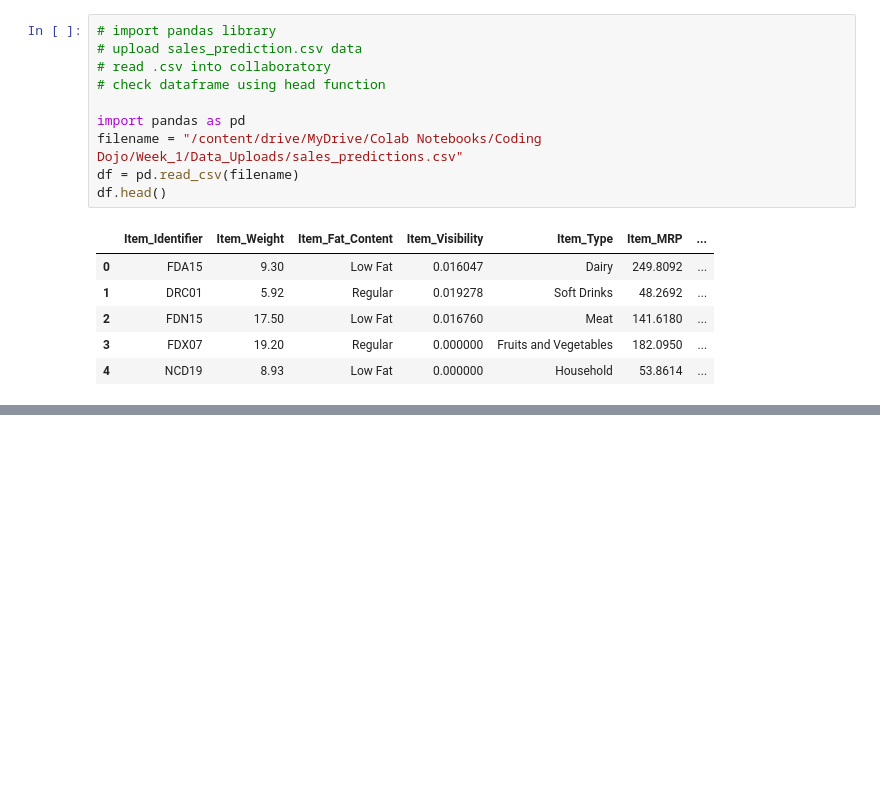
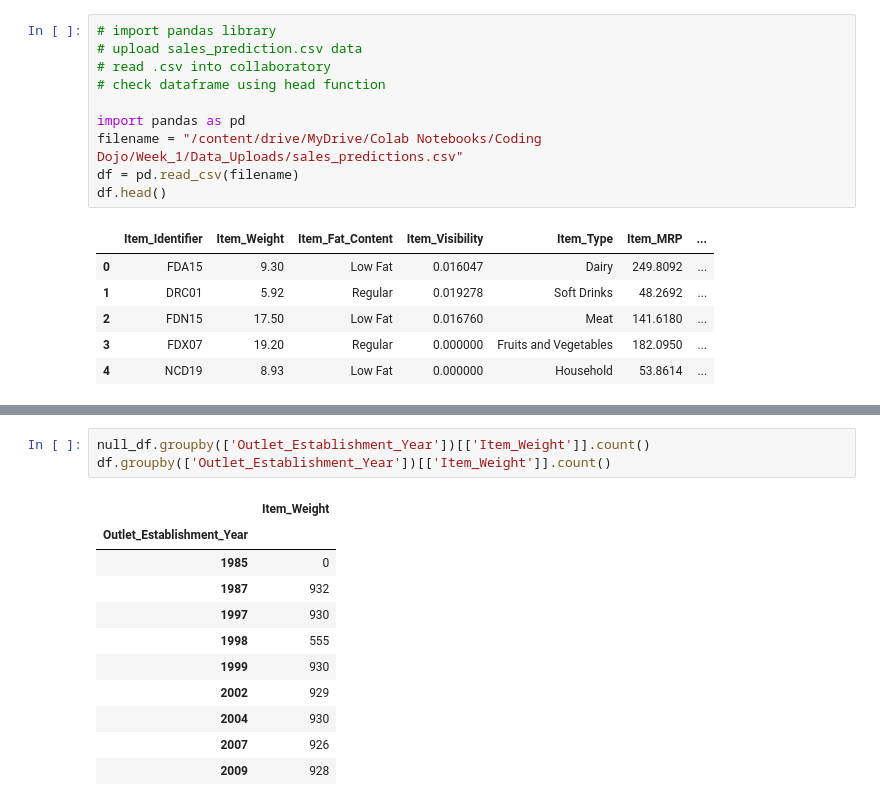
Before and after one commit to khixson1/Food_Sales_Prediction, a Jupyter notebook: Food_Sales_Predictions.ipynb, the cells around one changed output, grey strips where cells are left out. Drawn from its saved outputs; the diff is of its cells as text; blank space fills up the shorter version.

```diff
--- a/Food_Sales_Predictions.ipynb
+++ b/Food_Sales_Predictions.ipynb
@@ -21,0 +97,15 @@ df.head()
+# %%
+null_df.groupby(['Outlet_Establishment_Year'])[['Item_Weight']].count()
+df.groupby(['Outlet_Establishment_Year'])[['Item_Weight']].count()
+# %% [output]
+|  | Item_Weight |
+| Outlet_Establishment_Year |  |
+| 1985 | 0 |
+| 1987 | 932 |
+| 1997 | 930 |
+| 1998 | 555 |
+| 1999 | 930 |
+| 2002 | 929 |
+| 2004 | 930 |
+| 2007 | 926 |
+| 2009 | 928 |
```
Also changed, not shown: parts of 9 cells of this notebook.
